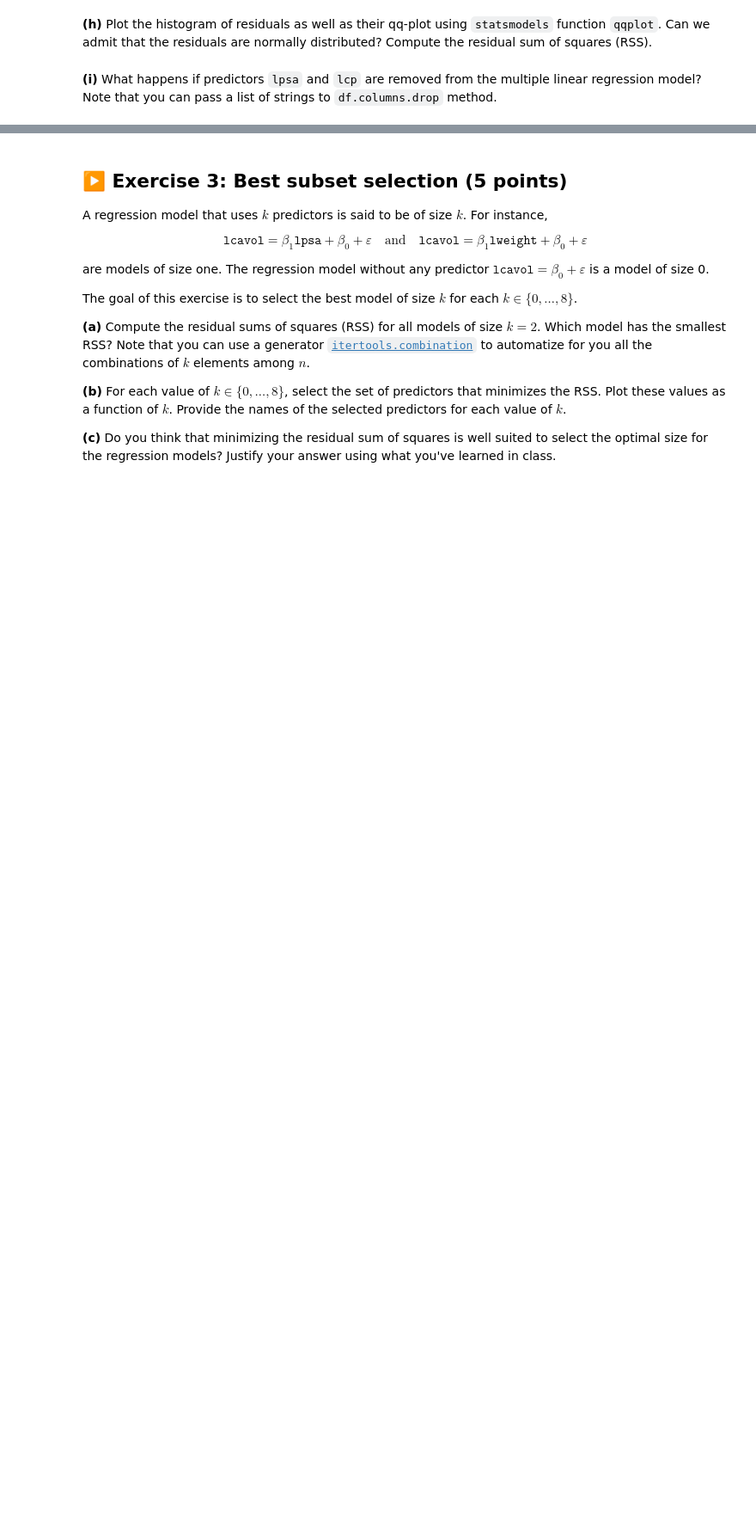
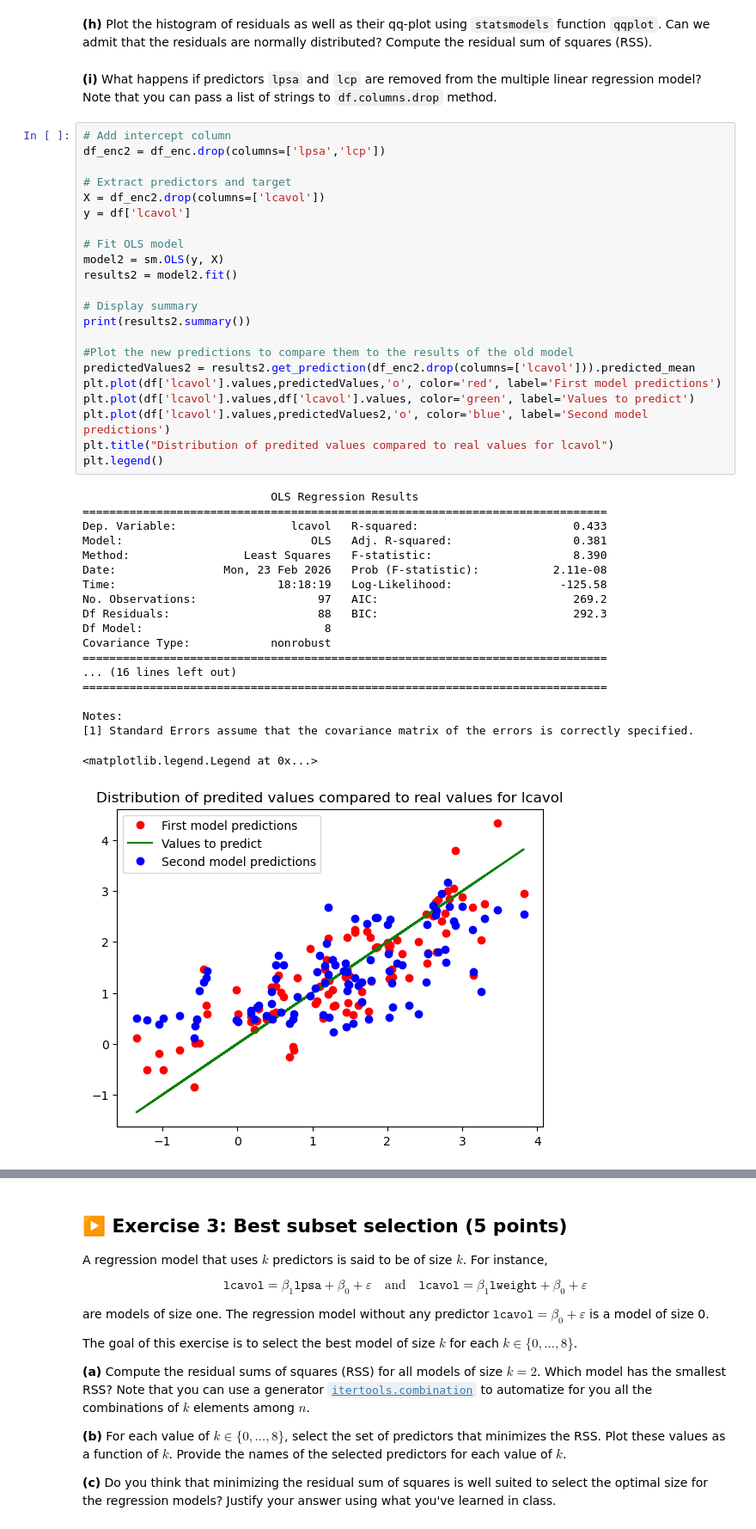
Before and after one commit to leozsc/TP1-ISLA, a Jupyter notebook: TP1/TP1.ipynb, the cells around one changed output, grey strips where cells are left out. Shown at 86% size. Saved outputs shown, nothing was run; the diff lists cells and outputs as text; blank space fills up the shorter version.

```diff
--- a/TP1/TP1.ipynb
+++ b/TP1/TP1.ipynb
@@ -561,3 +575,45 @@ intercept    1.113676e-01
 **(h)** Plot the histogram of residuals as well as their qq-plot using `statsmodels` function `qqplot`. Can we admit that the residuals are normally distributed? Compute the residual sum of squares (RSS).
 # %% [markdown]
 **(i)** What happens if predictors `lpsa` and `lcp` are removed from the multiple linear regression model? Note that you can pass a list of strings to `df.columns.drop` method.
+# %%
+# Add intercept column
+df_enc2 = df_enc.drop(columns=['lpsa','lcp'])
+
+# Extract predictors and target
+X = df_enc2.drop(columns=['lcavol'])
+y = df['lcavol']
+
+# Fit OLS model
+model2 = sm.OLS(y, X)
+results2 = model2.fit()
+
+# Display summary
+print(results2.summary())
+
+#Plot the new predictions to compare them to the results of the old model
+predictedValues2 = results2.get_prediction(df_enc2.drop(columns=['lcavol'])).predicted_mean
+plt.plot(df['lcavol'].values,predictedValues,'o', color='red', label='First model predictions')
+plt.plot(df['lcavol'].values,df['lcavol'].values, color='green', label='Values to predict')
+plt.plot(df['lcavol'].values,predictedValues2,'o', color='blue', label='Second model predictions')
+plt.title("Distribution of predited values compared to real values for lcavol")
+plt.legend()
+# %% [output]
+                            OLS Regression Results
+==============================================================================
+Dep. Variable:                 lcavol   R-squared:                       0.433
+Model:                            OLS   Adj. R-squared:                  0.381
+Method:                 Least Squares   F-statistic:                     8.390
+Date:                Mon, 23 Feb 2026   Prob (F-statistic):           2.11e-08
+Time:                        18:18:19   Log-Likelihood:                -125.58
+No. Observations:                  97   AIC:                             269.2
+Df Residuals:                      88   BIC:                             292.3
+Df Model:                           8
+Covariance Type:            nonrobust
+==============================================================================
+... (16 lines left out)
+==============================================================================
+
+Notes:
+[1] Standard Errors assume that the covariance matrix of the errors is correctly specified.
+<matplotlib.legend.Legend at 0x...>
+[figure, added]
```
Also changed, not shown: parts of 9 cells of this notebook.
